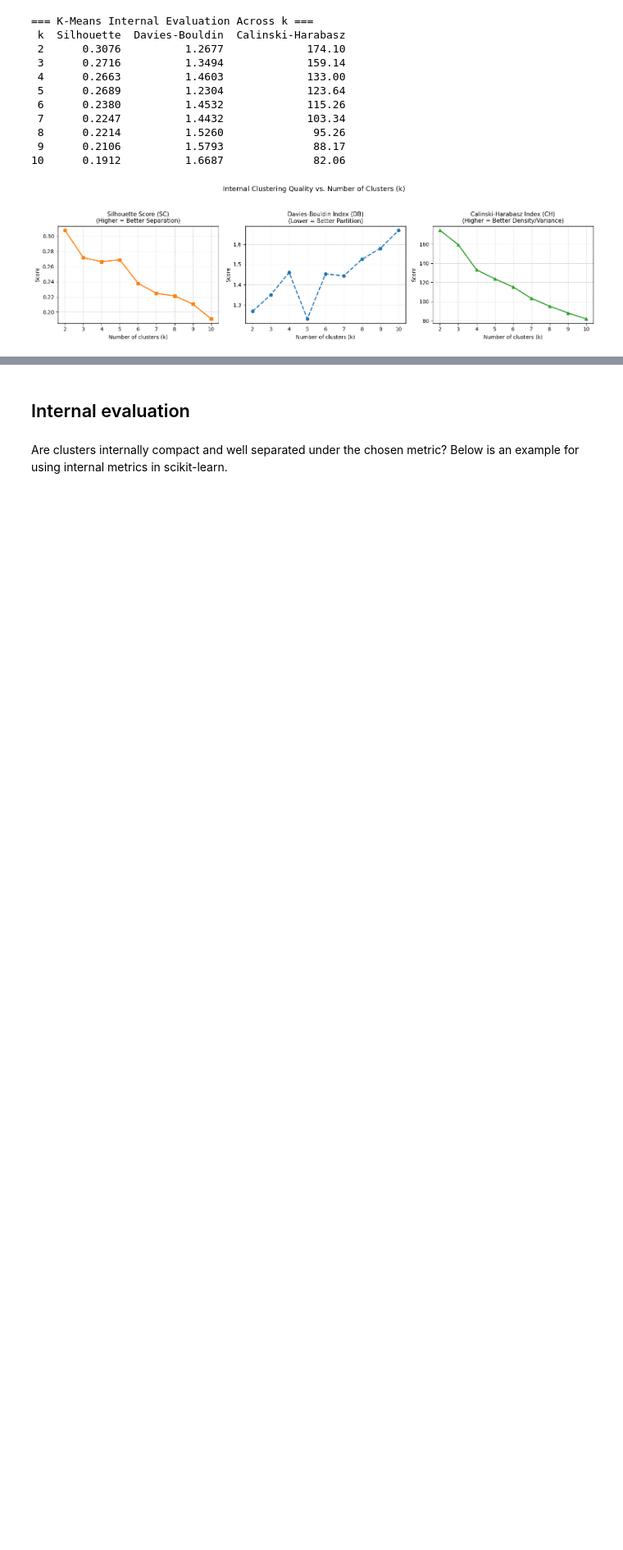
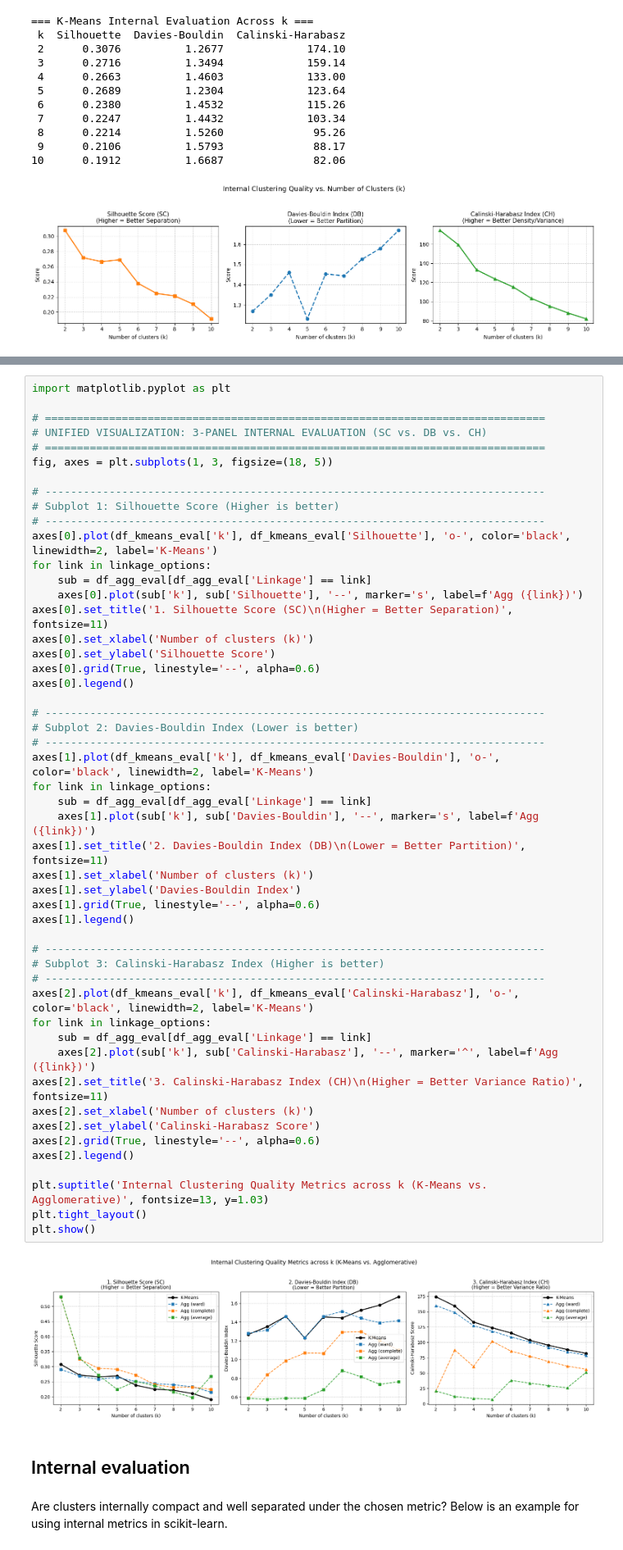
Before and after one commit to rzapatam/AI_Transportation_Assignments, a Jupyter notebook: Assignment 3_Clustering/Assignment_3_Clustering.ipynb, the cells around one changed output, grey strips where cells are left out. Shown at 82% size. Drawn from its saved outputs; the diff is of its cells as text; blank space fills up the shorter version.

```diff
--- a/Assignment 3_Clustering/Assignment_3_Clustering.ipynb
+++ b/Assignment 3_Clustering/Assignment_3_Clustering.ipynb
@@ -701,3 +848,55 @@ plt.show()
+# %%
+import matplotlib.pyplot as plt
+
+# ==============================================================================
+# UNIFIED VISUALIZATION: 3-PANEL INTERNAL EVALUATION (SC vs. DB vs. CH)
+# ==============================================================================
+fig, axes = plt.subplots(1, 3, figsize=(18, 5))
+
+# ------------------------------------------------------------------------------
+# Subplot 1: Silhouette Score (Higher is better)
+# ------------------------------------------------------------------------------
+axes[0].plot(df_kmeans_eval['k'], df_kmeans_eval['Silhouette'], 'o-', color='black', linewidth=2, label='K-Means')
+for link in linkage_options:
+    sub = df_agg_eval[df_agg_eval['Linkage'] == link]
+    axes[0].plot(sub['k'], sub['Silhouette'], '--', marker='s', label=f'Agg ({link})')
+axes[0].set_title('1. Silhouette Score (SC)\n(Higher = Better Separation)', fontsize=11)
+axes[0].set_xlabel('Number of clusters (k)')
+axes[0].set_ylabel('Silhouette Score')
+axes[0].grid(True, linestyle='--', alpha=0.6)
+axes[0].legend()
+
+# ------------------------------------------------------------------------------
+# Subplot 2: Davies-Bouldin Index (Lower is better)
+# ------------------------------------------------------------------------------
+axes[1].plot(df_kmeans_eval['k'], df_kmeans_eval['Davies-Bouldin'], 'o-', color='black', linewidth=2, label='K-Means')
+for link in linkage_options:
+    sub = df_agg_eval[df_agg_eval['Linkage'] == link]
+    axes[1].plot(sub['k'], sub['Davies-Bouldin'], '--', marker='s', label=f'Agg ({link})')
+axes[1].set_title('2. Davies-Bouldin Index (DB)\n(Lower = Better Partition)', fontsize=11)
+axes[1].set_xlabel('Number of clusters (k)')
+axes[1].set_ylabel('Davies-Bouldin Index')
+axes[1].grid(True, linestyle='--', alpha=0.6)
+axes[1].legend()
+
+# ------------------------------------------------------------------------------
+# Subplot 3: Calinski-Harabasz Index (Higher is better)
+# ------------------------------------------------------------------------------
+axes[2].plot(df_kmeans_eval['k'], df_kmeans_eval['Calinski-Harabasz'], 'o-', color='black', linewidth=2, label='K-Means')
+for link in linkage_options:
+    sub = df_agg_eval[df_agg_eval['Linkage'] == link]
+    axes[2].plot(sub['k'], sub['Calinski-Harabasz'], '--', marker='^', label=f'Agg ({link})')
+axes[2].set_title('3. Calinski-Harabasz Index (CH)\n(Higher = Better Variance Ratio)', fontsize=11)
+axes[2].set_xlabel('Number of clusters (k)')
+axes[2].set_ylabel('Calinski-Harabasz Score')
+axes[2].grid(True, linestyle='--', alpha=0.6)
+axes[2].legend()
+
+plt.suptitle('Internal Clustering Quality Metrics across k (K-Means vs. Agglomerative)', fontsize=13, y=1.03)
+plt.tight_layout()
+plt.show()
+# %% [output]
+[figure, added]
 # %% [markdown]
 ## Internal evaluation
 # %% [markdown]
```
Also changed, not shown: parts of 3 cells of this notebook.
